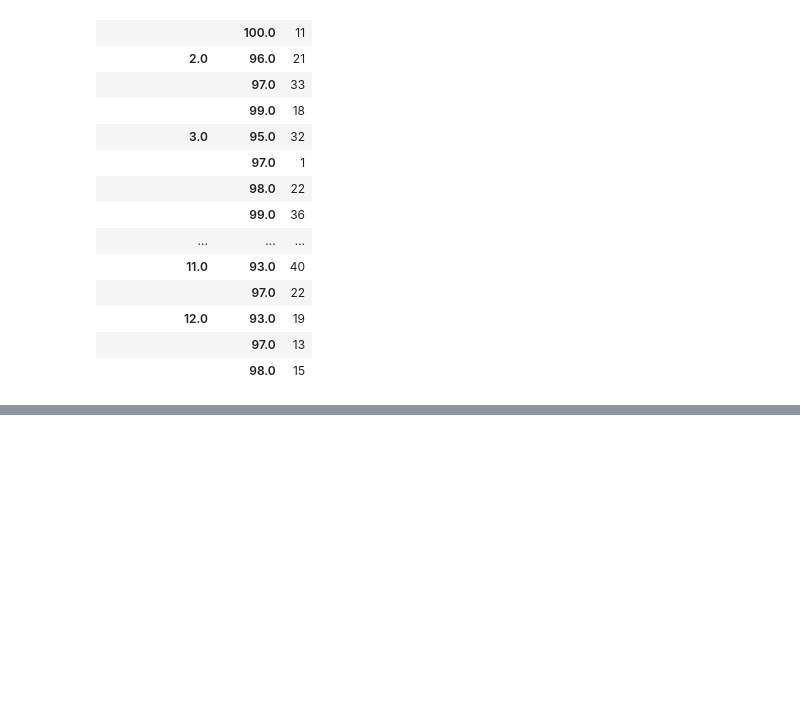
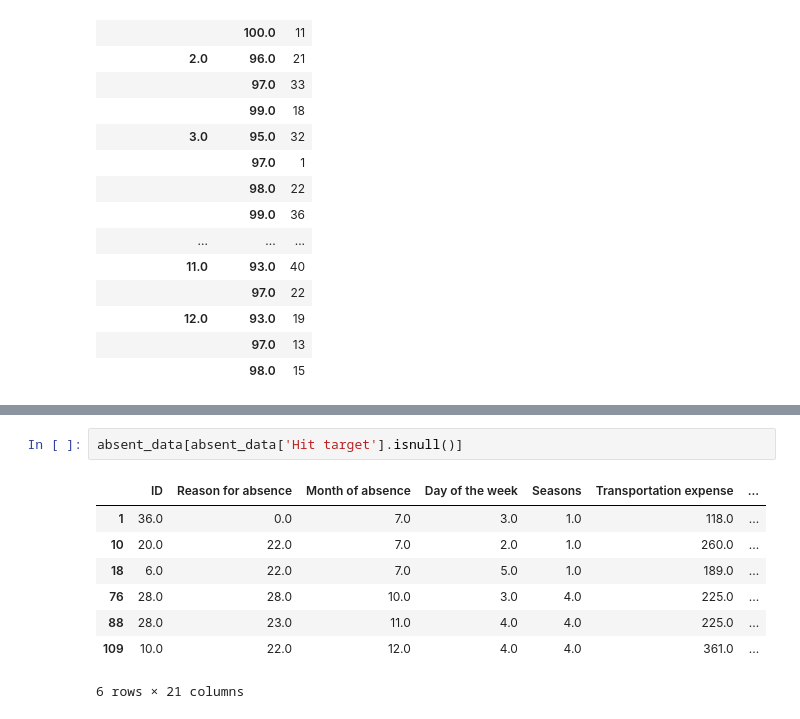
Before and after one commit to DHRUV6029/CMPE-255_NPDP, a Jupyter notebook: CMPE_255_NPDP.ipynb, the cells around one changed output, grey strips where cells are left out. Saved outputs shown, nothing was run; the diff lists cells and outputs as text; blank space fills up the shorter version.

```diff
--- a/CMPE_255_NPDP.ipynb
+++ b/CMPE_255_NPDP.ipynb
@@ -1513,0 +1530,11 @@ See the caveats in the documentation: https://pandas.pydata.org/pandas-docs/stab
+# %%
+absent_data[absent_data['Hit target'].isnull()]
+# %% [output]
+|  | ID | Reason for absence | Month of absence | Day of the week | Seasons | Transportation expense | ... |
+| 1 | 36.0 | 0.0 | 7.0 | 3.0 | 1.0 | 118.0 | ... |
+| 10 | 20.0 | 22.0 | 7.0 | 2.0 | 1.0 | 260.0 | ... |
+| 18 | 6.0 | 22.0 | 7.0 | 5.0 | 1.0 | 189.0 | ... |
+| 76 | 28.0 | 28.0 | 10.0 | 3.0 | 4.0 | 225.0 | ... |
+| 88 | 28.0 | 23.0 | 11.0 | 4.0 | 4.0 | 225.0 | ... |
+| 109 | 10.0 | 22.0 | 12.0 | 4.0 | 4.0 | 361.0 | ... |
+6 rows × 21 columns
```
Also changed, not shown: parts of 52 cells of this notebook.
